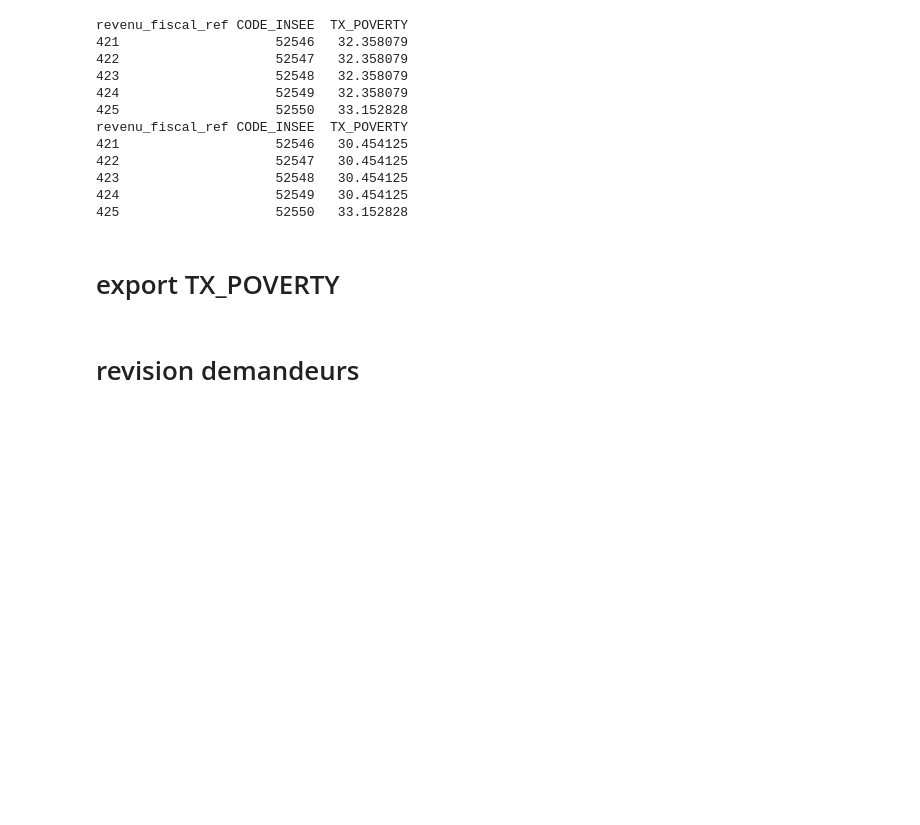
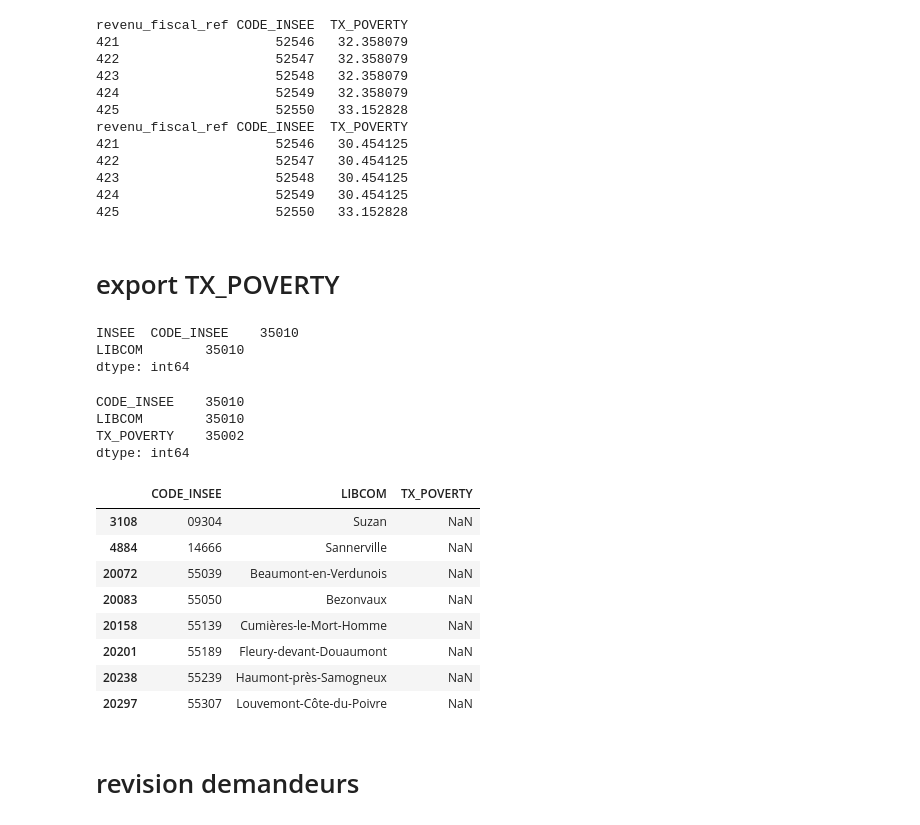
Before and after one commit to dataforgoodfr/batch8_mednum, a Jupyter notebook: notebooks/Getting_data_poverty.ipynb, the cells around one changed output. Cells and saved outputs as stored; diff of their text form; code cells hidden in the pictures; blank space fills up the shorter version.

```diff
--- a/notebooks/Getting_data_poverty.ipynb
+++ b/notebooks/Getting_data_poverty.ipynb
@@ -334,4 +334,32 @@ revenu_fiscal_ref CODE_INSEE  TX_POVERTY
 425                    52550   33.152828
 # %% [markdown]
 # export TX_POVERTY
+# %%
+table_reference = pd.read_csv('../data/external/table_iris_insee_epci.csv')[['CODE_INSEE','LIBCOM']]
+table_reference = table_reference.drop_duplicates(subset='CODE_INSEE')
+print("INSEE ",table_reference.count())
+# %% [output]
+INSEE  CODE_INSEE    35010
+LIBCOM        35010
+dtype: int64
+# %%
+tx = pd.merge(table_reference,dataframe_total_median,on='CODE_INSEE',how='left')
+tx.count()
+# %% [output]
+CODE_INSEE    35010
+LIBCOM        35010
+TX_POVERTY    35002
+dtype: int64
+# %%
+tx.loc[tx.TX_POVERTY.isna(),:]
+# %% [output]
+|  | CODE_INSEE | LIBCOM | TX_POVERTY |
+| 3108 | 09304 | Suzan | NaN |
+| 4884 | 14666 | Sannerville | NaN |
+| 20072 | 55039 | Beaumont-en-Verdunois | NaN |
+| 20083 | 55050 | Bezonvaux | NaN |
+| 20158 | 55139 | Cumières-le-Mort-Homme | NaN |
+| 20201 | 55189 | Fleury-devant-Douaumont | NaN |
+| 20238 | 55239 | Haumont-près-Samogneux | NaN |
+| 20297 | 55307 | Louvemont-Côte-du-Poivre | NaN |
 # %%
```
Also changed, not shown: parts of 9 cells of this notebook, 2 other files.
